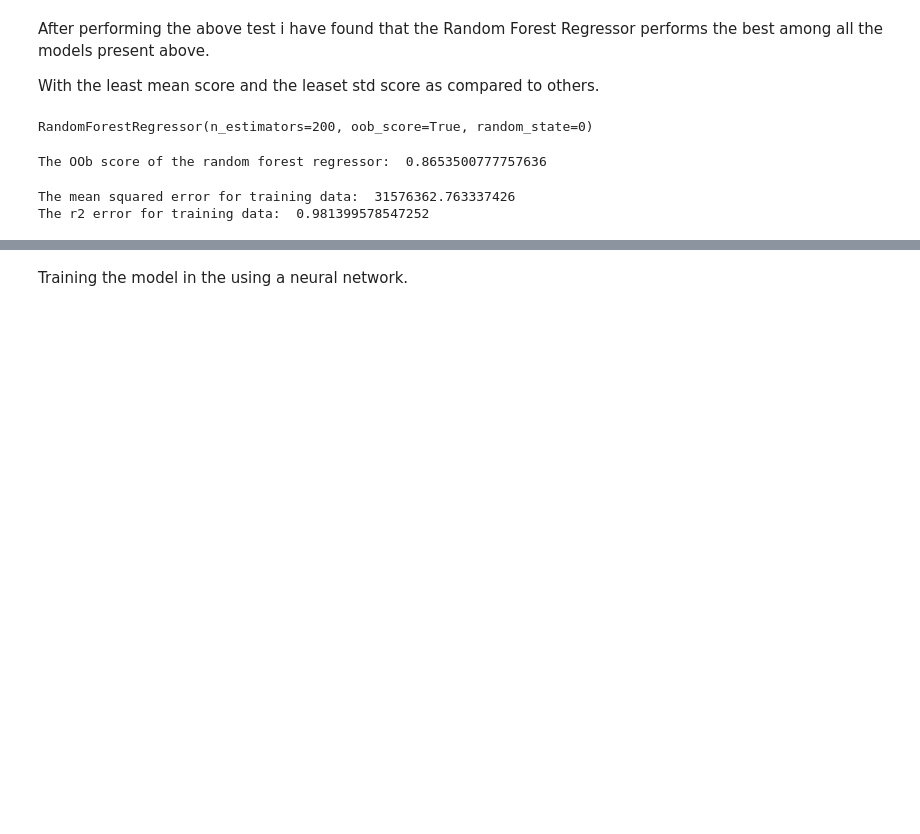
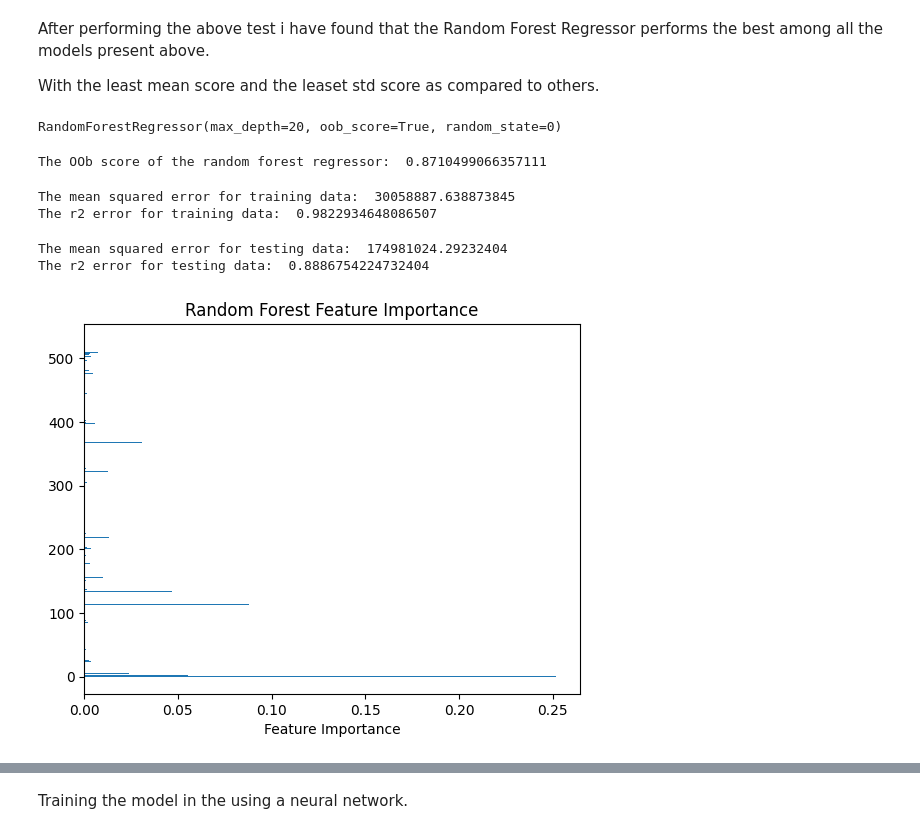
Before and after one commit to GENTLEW1ND/Python, a Jupyter notebook: Smartphone_price_prediction.ipynb, the cells around one changed output, grey strips where cells are left out. Saved outputs shown, nothing was run; the diff lists cells and outputs as text; code cells hidden in the pictures; blank space fills up the shorter version.

```diff
--- a/Smartphone_price_prediction.ipynb
+++ b/Smartphone_price_prediction.ipynb
@@ -527,15 +526,15 @@ After performing the above test i have found that the Random Forest Regressor pe
 
 With the least mean score and the leaset std score as compared to others.
 # %%
-model = RandomForestRegressor(n_estimators=200, random_state=0, oob_score=True)
+model = RandomForestRegressor(n_estimators=100, random_state=0, oob_score=True, max_depth=20)
 model.fit(X_train,y_train)
 # %% [output]
-RandomForestRegressor(n_estimators=200, oob_score=True, random_state=0)
+RandomForestRegressor(max_depth=20, oob_score=True, random_state=0)
 # %%
 oob_sc = model.oob_score_
 print("The OOb score of the random forest regressor: ",oob_sc)
 # %% [output]
-The OOb score of the random forest regressor:  0.8653500777757636
+The OOb score of the random forest regressor:  0.8710499066357111
 # %%
 from sklearn.metrics import mean_squared_error, r2_score
 
@@ -547,5 +546,26 @@ print("The mean squared error for training data: ", mse)
 r2_sc = r2_score(y_train,prediction)
 print("The r2 error for training data: ", r2_sc)
 # %% [output]
-The mean squared error for training data:  31576362.763337426
-The r2 error for training data:  0.981399578547252
+The mean squared error for training data:  30058887.638873845
+The r2 error for training data:  0.9822934648086507
+# %%
+prediction = model.predict(X_test)
+
+mse = mean_squared_error(y_test,prediction)
+print("The mean squared error for testing data: ", mse)
+
+r2_sc = r2_score(y_test,prediction)
+print("The r2 error for testing data: ", r2_sc)
+# %% [output]
+The mean squared error for testing data:  174981024.29232404
+The r2 error for testing data:  0.8886754224732404
+# %%
+import matplotlib.pyplot as plt
+
+importance = model.feature_importances_
+plt.barh(X_train.columns, importance)
+plt.xlabel("Feature Importance")
+plt.title("Random Forest Feature Importance")
+plt.show()
+# %% [output]
+[figure, added]
```
Also changed, not shown: parts of 9 cells of this notebook.
